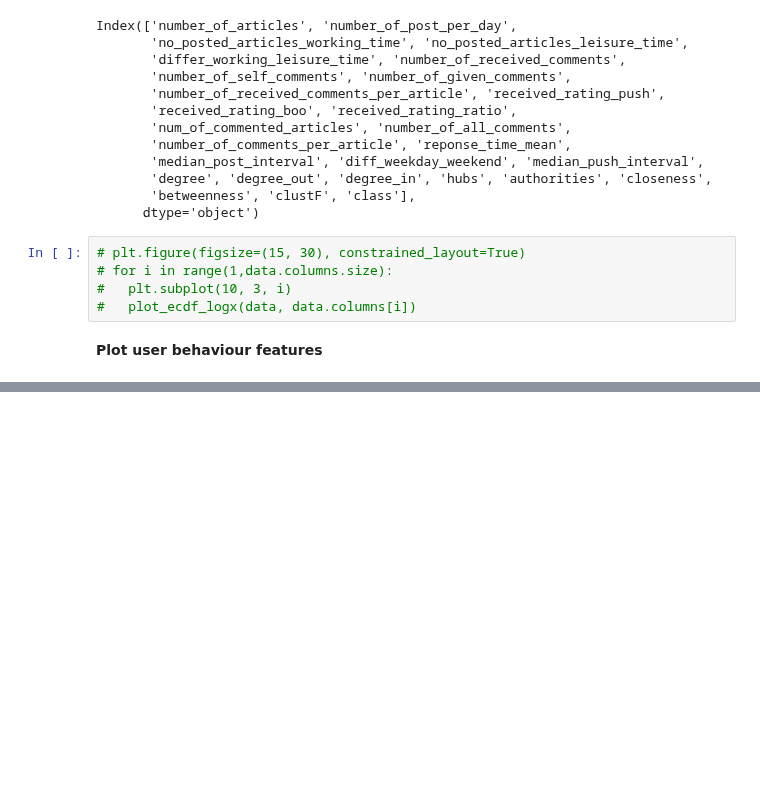
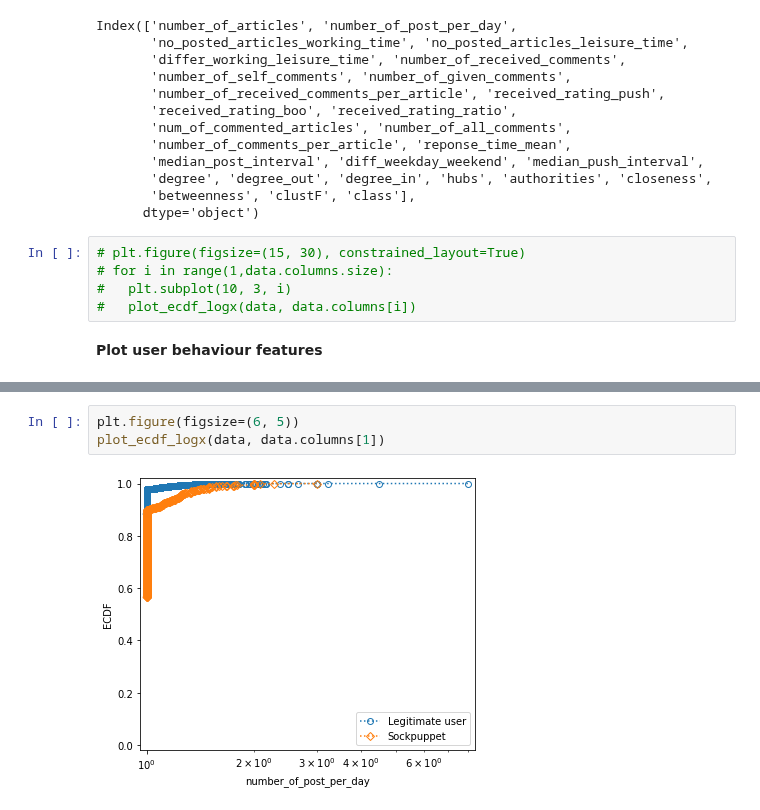
Before and after one commit to nguyennhutlam/sockpuppet_final_19_07_2020, a Jupyter notebook: 1_Plot_sockpuppet.ipynb, the cells around one changed output, grey strips where cells are left out. Saved outputs shown, nothing was run; the diff lists cells and outputs as text; blank space fills up the shorter version.

```diff
--- a/1_Plot_sockpuppet.ipynb
+++ b/1_Plot_sockpuppet.ipynb
@@ -78,0 +84,5 @@ Index(['number_of_articles', 'number_of_post_per_day',
+# %%
+plt.figure(figsize=(6, 5))
+plot_ecdf_logx(data, data.columns[1])
+# %% [output]
+[figure, added]
```
Also changed, not shown: parts of 36 cells of this notebook.
